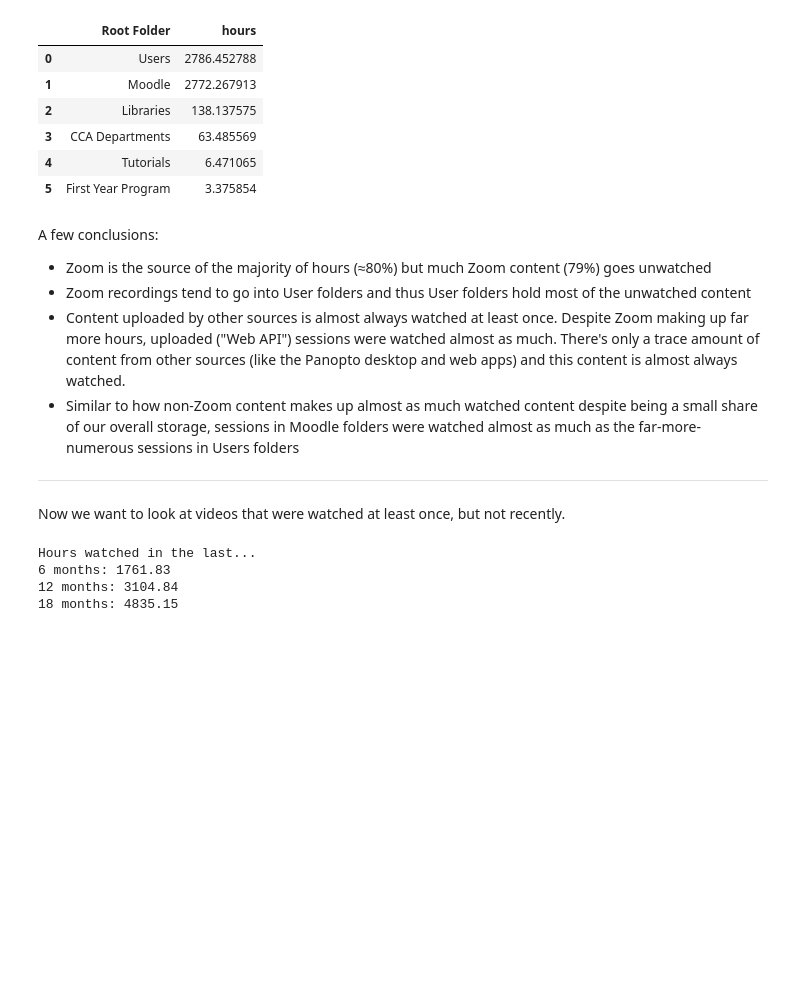
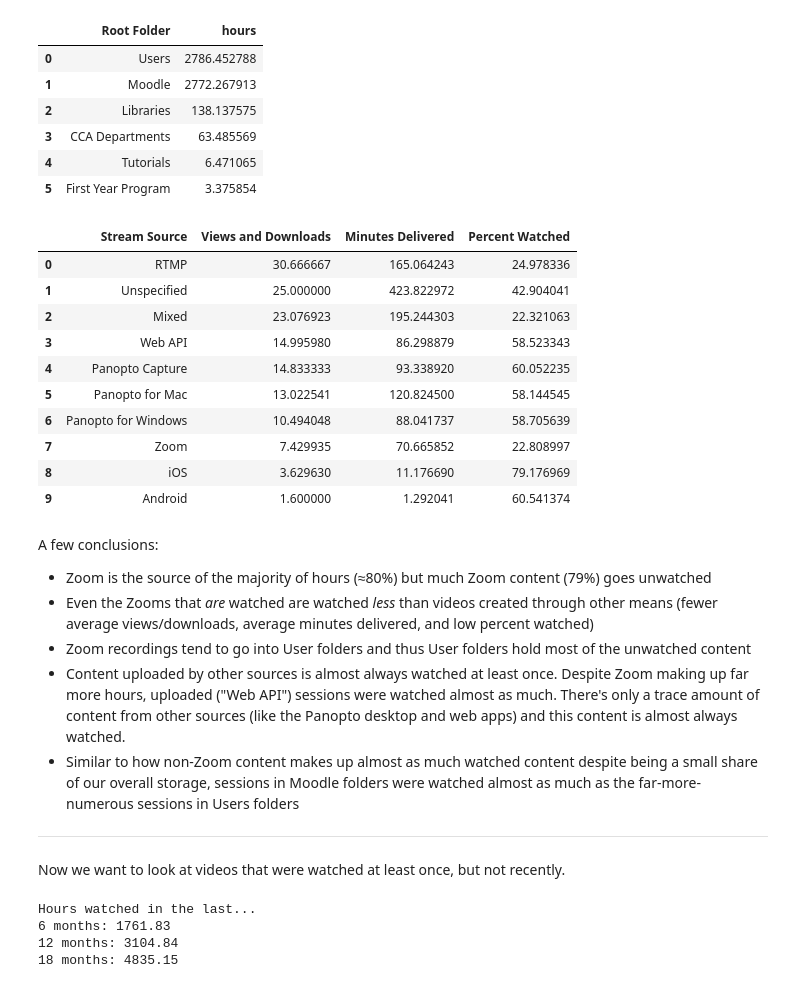
Before and after one commit to cca/panopto-session-data, a Jupyter notebook: notes.ipynb, the cells around one changed output. Drawn from its saved outputs; the diff is of its cells as text; code cells hidden in the pictures; blank space fills up the shorter version.

Commit message:
add Zoom amount watched analysis

```diff
--- a/notes.ipynb
+++ b/notes.ipynb
@@ -21,6 +21,7 @@ data = sessions.join(usage)
 # derivative columns
 data['hours'] = data['Session Length'] / 60
 data['Root Folder'] = data['Root Folder (Level 0)']
+data['Percent Watched'] = 100 * data['Average Minutes Delivered'] / data['Session Length']
 # @TODO a "lowest-level folder" of sorts might be useful but complicated to code
 data['folder path'] = '/' + data['Root Folder (Level 0)'] + '/' + data['Subfolder (Level 1)'].astype(str) + '/' + data['Subfolder (Level 2)'].astype(str) + '/' + data['Subfolder (Level 3)'].astype(str) + '/' + data['Subfolder (Level 4)'].astype(str)
 # %%
@@ -120,9 +121,24 @@ watched[['Root Folder', 'hours']].groupby(['Root Folder']).sum().sort_values('ho
 | 3 | CCA Departments | 63.485569 |
 | 4 | Tutorials | 6.471065 |
 | 5 | First Year Program | 3.375854 |
+# %%
+watched[['Stream Source', 'Views and Downloads', 'Minutes Delivered', 'Percent Watched']].groupby(['Stream Source']).mean().sort_values('Views and Downloads', ascending=False).reset_index()
+# %% [output]
+|  | Stream Source | Views and Downloads | Minutes Delivered | Percent Watched |
+| 0 | RTMP | 30.666667 | 165.064243 | 24.978336 |
+| 1 | Unspecified | 25.000000 | 423.822972 | 42.904041 |
+| 2 | Mixed | 23.076923 | 195.244303 | 22.321063 |
+| 3 | Web API | 14.995980 | 86.298879 | 58.523343 |
+| 4 | Panopto Capture | 14.833333 | 93.338920 | 60.052235 |
+| 5 | Panopto for Mac | 13.022541 | 120.824500 | 58.144545 |
+| 6 | Panopto for Windows | 10.494048 | 88.041737 | 58.705639 |
+| 7 | Zoom | 7.429935 | 70.665852 | 22.808997 |
+| 8 | iOS | 3.629630 | 11.176690 | 79.176969 |
+| 9 | Android | 1.600000 | 1.292041 | 60.541374 |
 # %% [markdown]
 A few conclusions:
   - Zoom is the source of the majority of hours (≈80%) but much Zoom content (79%) goes unwatched
+  - Even the Zooms that _are_ watched are watched _less_ than videos created through other means (fewer average views/downloads, average minutes delivered, and low percent watched)
   - Zoom recordings tend to go into User folders and thus User folders hold most of the unwatched content
   - Content uploaded by other sources is almost always watched at least once. Despite Zoom making up far more hours, uploaded ("Web API") sessions were watched almost as much. There's only a trace amount of content from other sources (like the Panopto desktop and web apps) and this content is almost always watched.
   - Similar to how non-Zoom content makes up almost as much watched content despite being a small share of our overall storage, sessions in Moodle folders were watched almost as much as the far-more-numerous sessions in Users folders
```
